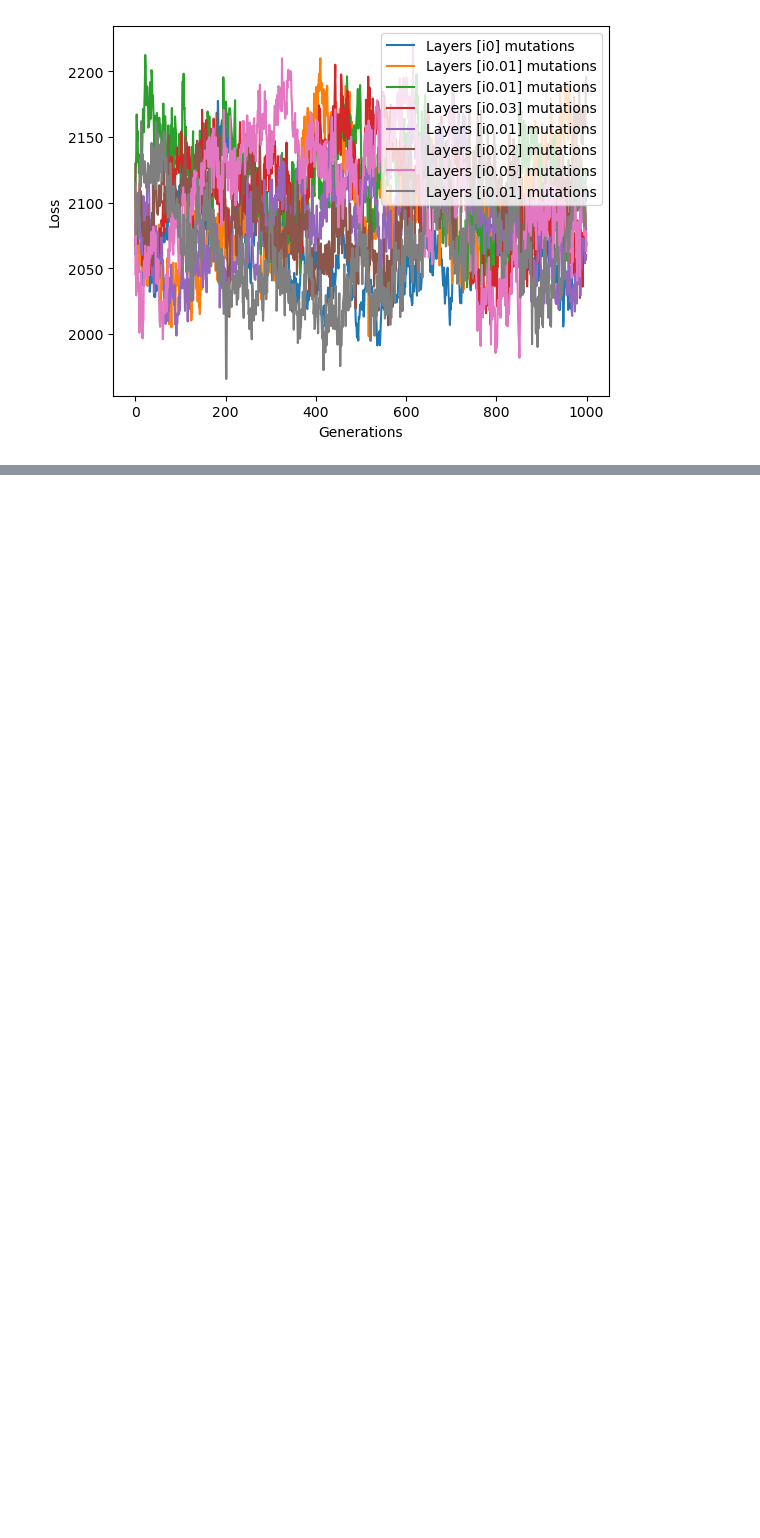
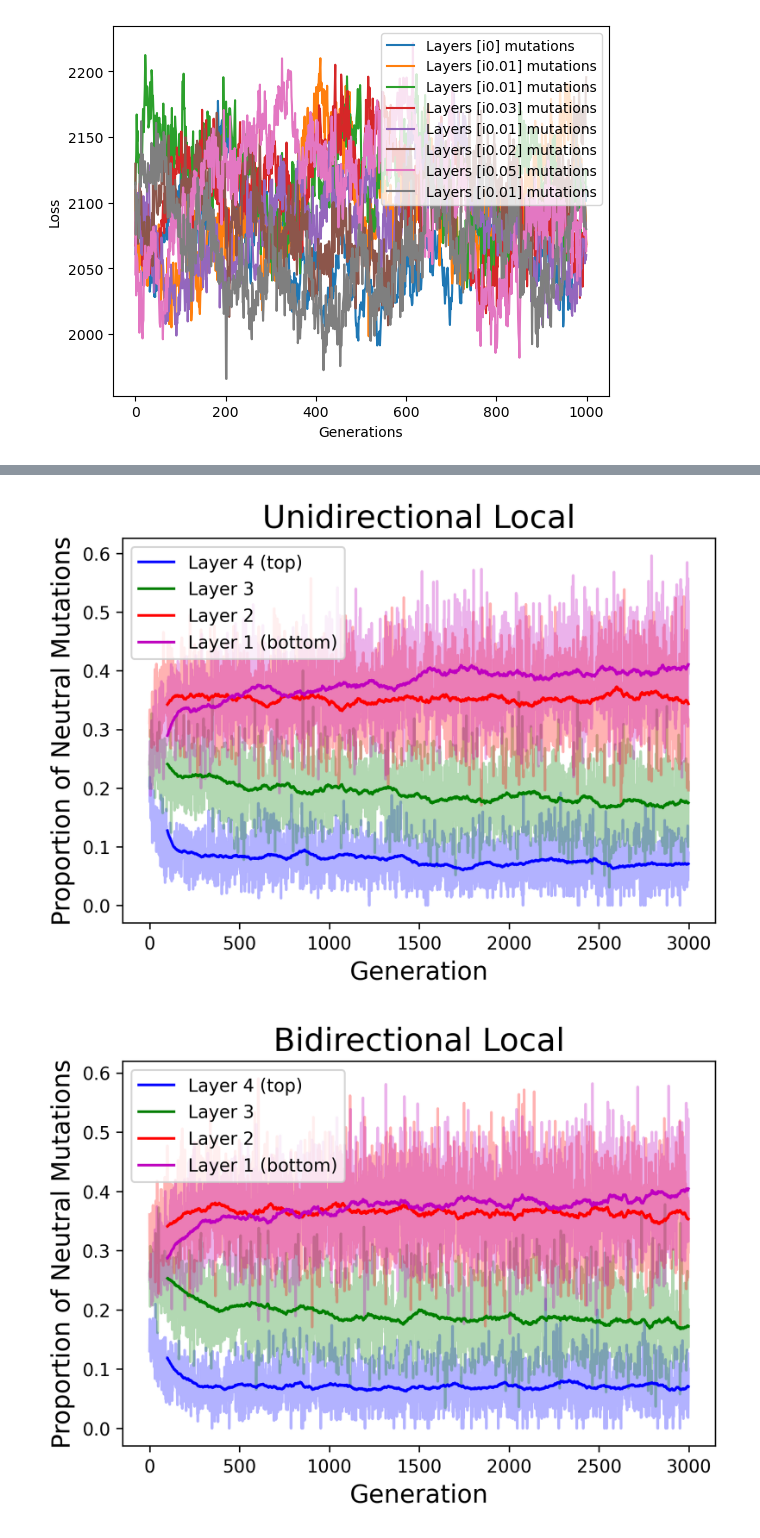
Before and after one commit to ngaylinn/mocs-final, a Jupyter notebook: parent_child_by_layer.ipynb, the cells around one changed output, grey strips where cells are left out. Saved outputs shown, nothing was run; the diff lists cells and outputs as text; code cells hidden in the pictures; blank space fills up the shorter version.

```diff
--- a/parent_child_by_layer.ipynb
+++ b/parent_child_by_layer.ipynb
@@ -545,0 +704,8 @@ plot_fitness_over_generations('./experiments/Mar3_exp_square_tinynoise')
+# %%
+plot_normalized_multiscale_neutrality('./experiments/Apr13_circle/hc_circle_up_local_3000.pkl', title='Unidirectional Local')
+plot_normalized_multiscale_neutrality('./experiments/Apr13_circle/hc_circle_updown_local_3000.pkl', title='Bidirectional Local')
+plot_normalized_multiscale_neutrality('./experiments/Apr13_circle/hc_circle_up_nonlocal_2000.pkl', title='Unidirectional Non-Local')
+plot_normalized_multiscale_neutrality('./experiments/Apr13_circle/hc_circle_updown_nonlocal_2000.pkl', title='Bidirectional Non-Local')
+# %% [output]
+[figure, added]
+[figure, added]
```
Also changed, not shown: parts of 3 cells of this notebook.
